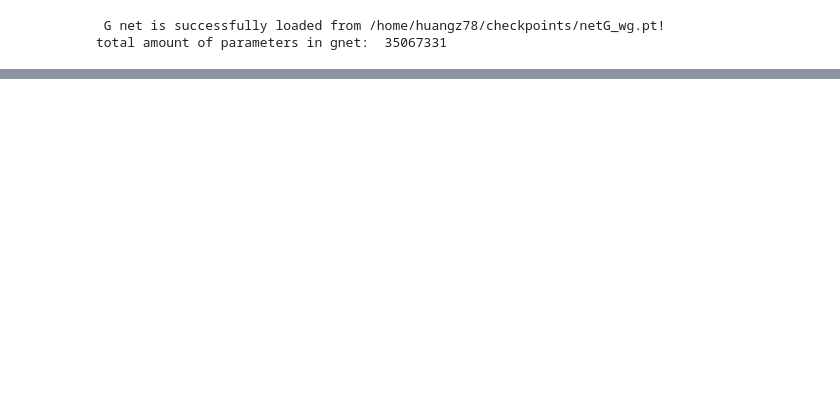
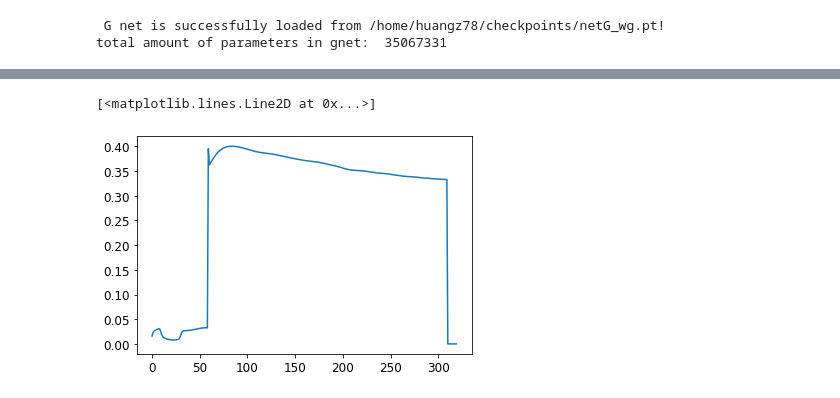
Before and after one commit to zhishenhuang/hydro, a Jupyter notebook: demo.ipynb, the cells around one changed output, grey strips where cells are left out. Saved outputs shown, nothing was run; the diff lists cells and outputs as text; code cells hidden in the pictures; blank space fills up the shorter version.

```diff
--- a/demo.ipynb
+++ b/demo.ipynb
@@ -546,0 +560,5 @@ further denoised L1 err:  0.0833263099193573
+# %%
+plt.plot(dyn[0,0,0,0,:])
+# %% [output]
+[<matplotlib.lines.Line2D at 0x...>]
+[figure, added]
```
Also changed, not shown: parts of 19 cells of this notebook.
